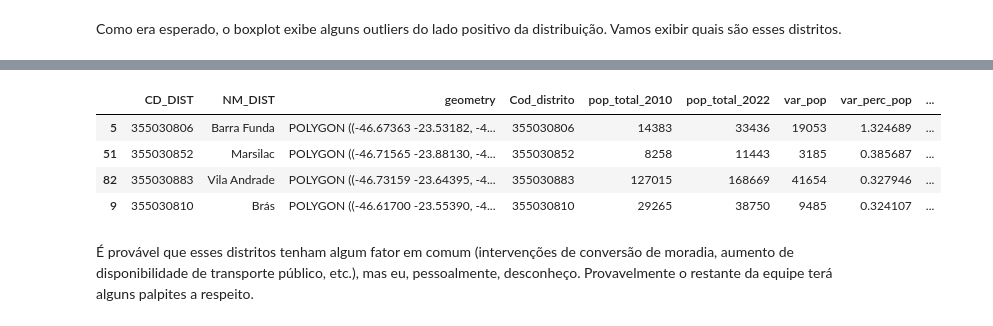
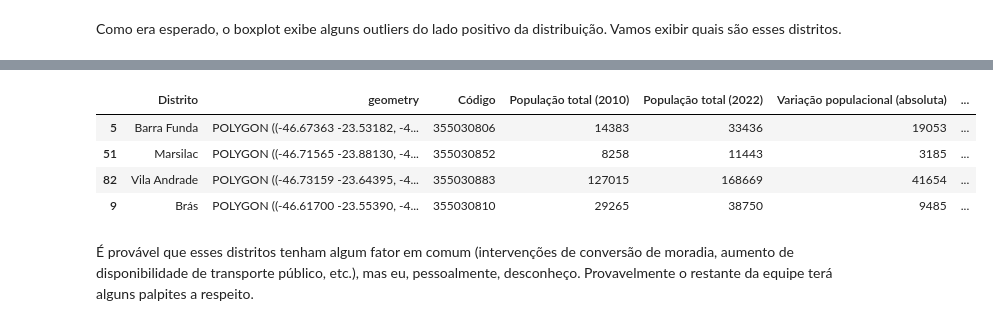
Before and after one commit to brunoazuma/explora_censo22, a Jupyter notebook: Explora_censos.ipynb, the cells around one changed output, grey strips where cells are left out. Cells and saved outputs as stored; diff of their text form; code cells hidden in the pictures.

```diff
--- a/Explora_censos.ipynb
+++ b/Explora_censos.ipynb
@@ -330,0 +333,13 @@ df_final
+# %%
+df_final = df_final.drop(columns=['CD_DIST'])
+# %%
+col_naming = {
+    'NM_DIST': 'Distrito',
+    'Cod_distrito': 'Código',
+    'pop_total_2010': 'População total (2010)',
+    'pop_total_2022': 'População total (2022)',
+    'var_pop': 'Variação populacional (absoluta)',
+    'var_perc_pop': 'Variação populacional (%)'
+}
+df_final = df_final.rename(columns=col_naming)
+df_final
@@ -360,11 +391,11 @@ whiskers
 # %%
-df_final.query(f'var_perc_pop > {whiskers[1]}').sort_values('var_perc_pop', ascending=False)
+df_final.query(f'`Variação populacional (%)` > {whiskers[1]}').sort_values('Variação populacional (%)', ascending=False)
 # %% [output]
-|  | CD_DIST | NM_DIST | geometry | Cod_distrito | pop_total_2010 | pop_total_2022 | var_pop | var_perc_pop | ... |
-| 5 | 355030806 | Barra Funda | POLYGON ((-46.67363 -23.53182, -4... | 355030806 | 14383 | 33436 | 19053 | 1.324689 | ... |
-| 51 | 355030852 | Marsilac | POLYGON ((-46.71565 -23.88130, -4... | 355030852 | 8258 | 11443 | 3185 | 0.385687 | ... |
-| 82 | 355030883 | Vila Andrade | POLYGON ((-46.73159 -23.64395, -4... | 355030883 | 127015 | 168669 | 41654 | 0.327946 | ... |
-| 9 | 355030810 | Brás | POLYGON ((-46.61700 -23.55390, -4... | 355030810 | 29265 | 38750 | 9485 | 0.324107 | ... |
+|  | Distrito | geometry | Código | População total (2010) | População total (2022) | Variação populacional (absoluta) | ... |
+| 5 | Barra Funda | POLYGON ((-46.67363 -23.53182, -4... | 355030806 | 14383 | 33436 | 19053 | ... |
+| 51 | Marsilac | POLYGON ((-46.71565 -23.88130, -4... | 355030852 | 8258 | 11443 | 3185 | ... |
+| 82 | Vila Andrade | POLYGON ((-46.73159 -23.64395, -4... | 355030883 | 127015 | 168669 | 41654 | ... |
+| 9 | Brás | POLYGON ((-46.61700 -23.55390, -4... | 355030810 | 29265 | 38750 | 9485 | ... |
 # %% [markdown]
 É provável que esses distritos tenham algum fator em comum (intervenções de conversão de moradia, aumento de disponibilidade de transporte público, etc.), mas eu, pessoalmente, desconheço. Provavelmente o restante da equipe terá alguns palpites a respeito.
 # %% [markdown]
```
Also changed, not shown: parts of 9 cells of this notebook.
